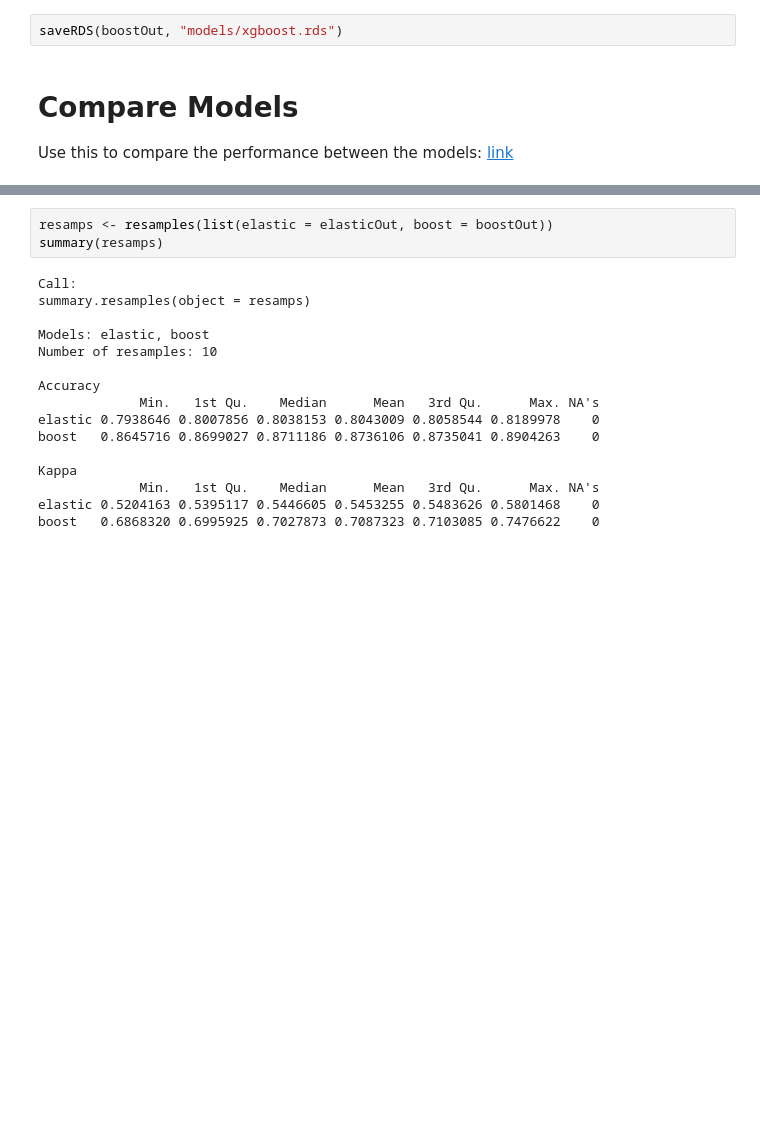
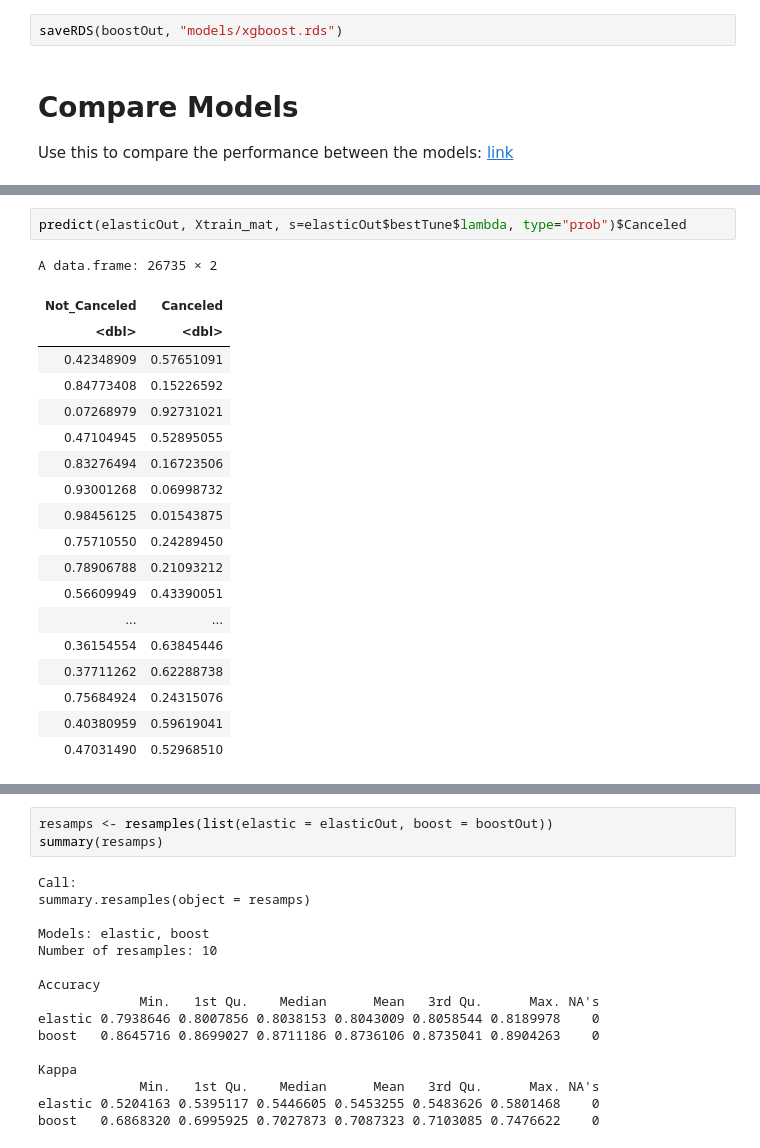
Before and after one commit to andrewit3/STAT656Project, a Jupyter notebook: FinalProject/train_models.ipynb, the cells around one changed output, grey strips where cells are left out. Saved outputs shown, nothing was run; the diff lists cells and outputs as text; blank space fills up the shorter version.

```diff
--- a/FinalProject/train_models.ipynb
+++ b/FinalProject/train_models.ipynb
@@ -344,0 +361,22 @@ Use this to compare the performance between the models: [link](https://cran.r-pr
+# %%
+predict(elasticOut, Xtrain_mat, s=elasticOut$bestTune$lambda, type="prob")$Canceled
+# %% [output]
+A data.frame: 26735 × 2
+| Not_Canceled | Canceled |
+| <dbl> | <dbl> |
+| 0.42348909 | 0.57651091 |
+| 0.84773408 | 0.15226592 |
+| 0.07268979 | 0.92731021 |
+| 0.47104945 | 0.52895055 |
+| 0.83276494 | 0.16723506 |
+| 0.93001268 | 0.06998732 |
+| 0.98456125 | 0.01543875 |
+| 0.75710550 | 0.24289450 |
+| 0.78906788 | 0.21093212 |
+| 0.56609949 | 0.43390051 |
+| ... | ... |
+| 0.36154554 | 0.63845446 |
+| 0.37711262 | 0.62288738 |
+| 0.75684924 | 0.24315076 |
+| 0.40380959 | 0.59619041 |
+| 0.47031490 | 0.52968510 |
```
Also changed, not shown: parts of 9 cells of this notebook, 1 other file.
